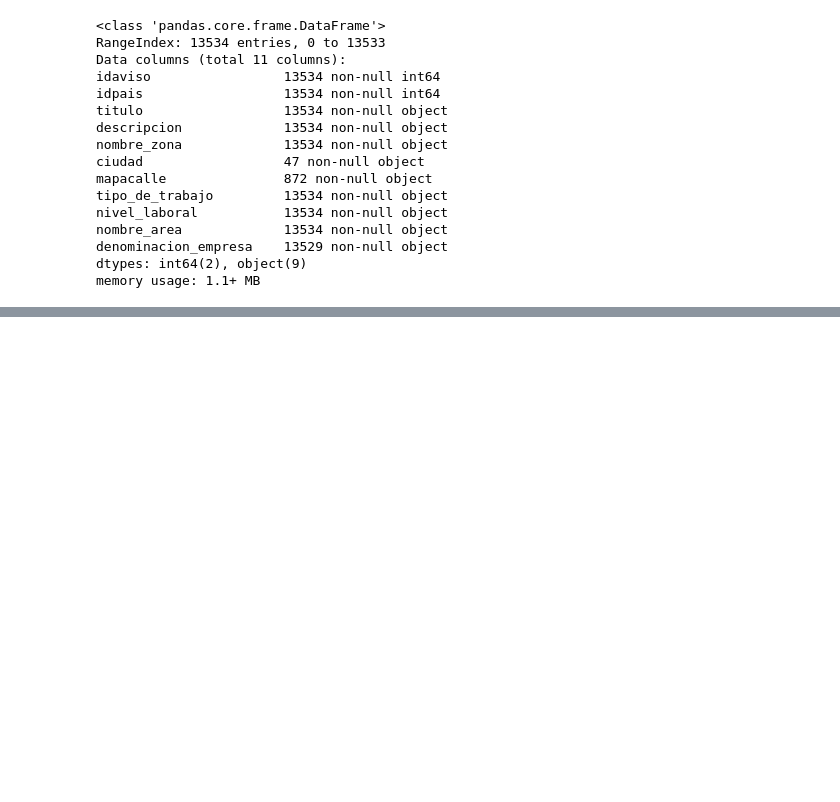
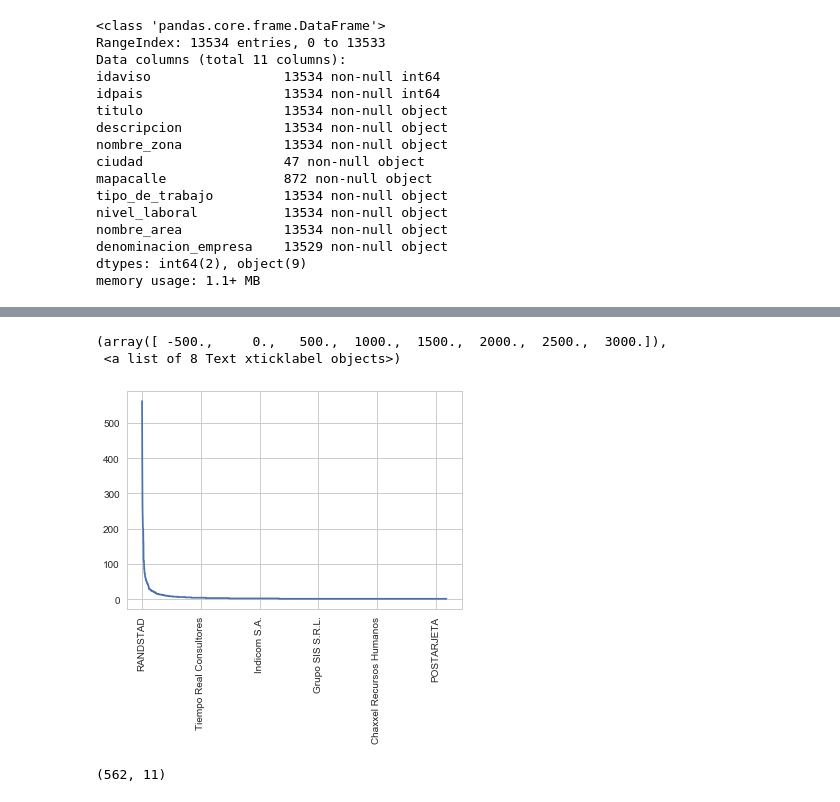
Before and after one commit to FrancoLiberali/tp1-orga-datos-1c2018, a Jupyter notebook: AnalisisExplorario.ipynb, the cells around one changed output, grey strips where cells are left out. Saved outputs shown, nothing was run; the diff lists cells and outputs as text; code cells hidden in the pictures; blank space fills up the shorter version.

```diff
--- a/AnalisisExplorario.ipynb
+++ b/AnalisisExplorario.ipynb
@@ -490,0 +519,12 @@ avisos_detalle['nombre_area'] = avisos_detalle['nombre_area'].astype('category')
+# %%
+#LA IDEA ES VER QUE LA MAYORIA DE EMPRESAS SOLO TIENEN UN AVISO
+avisos_detalle["denominacion_empresa"].value_counts().plot()
+plt.xticks(rotation=90)
+# %% [output]
+(array([ -500.,     0.,   500.,  1000.,  1500.,  2000.,  2500.,  3000.]),
+ <a list of 8 Text xticklabel objects>)
+[figure, added]
+# %%
+avisos_detalle.loc[avisos_detalle['denominacion_empresa'] == "RANDSTAD"  ].shape
+# %% [output]
+(562, 11)
```
Also changed, not shown: parts of 11 cells of this notebook, 1 other file.
